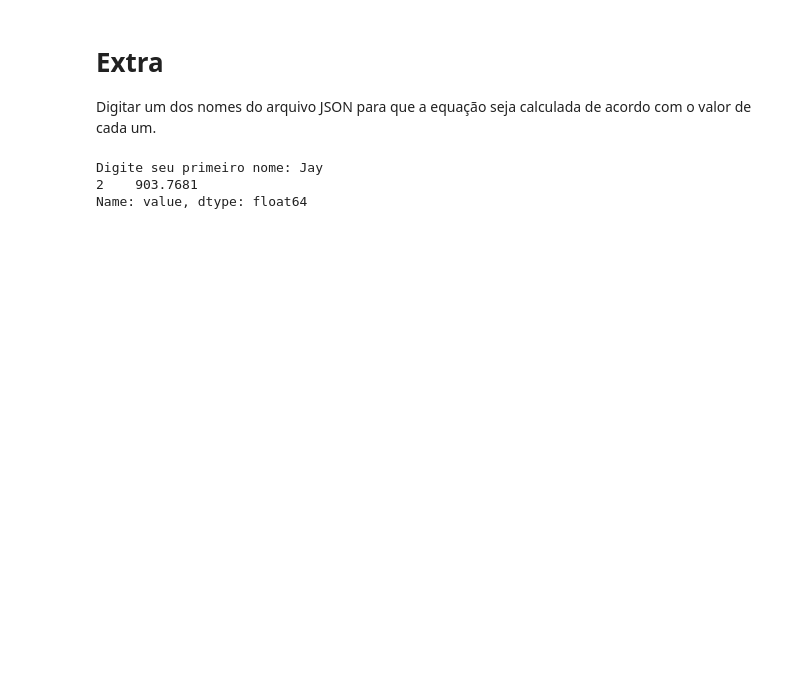
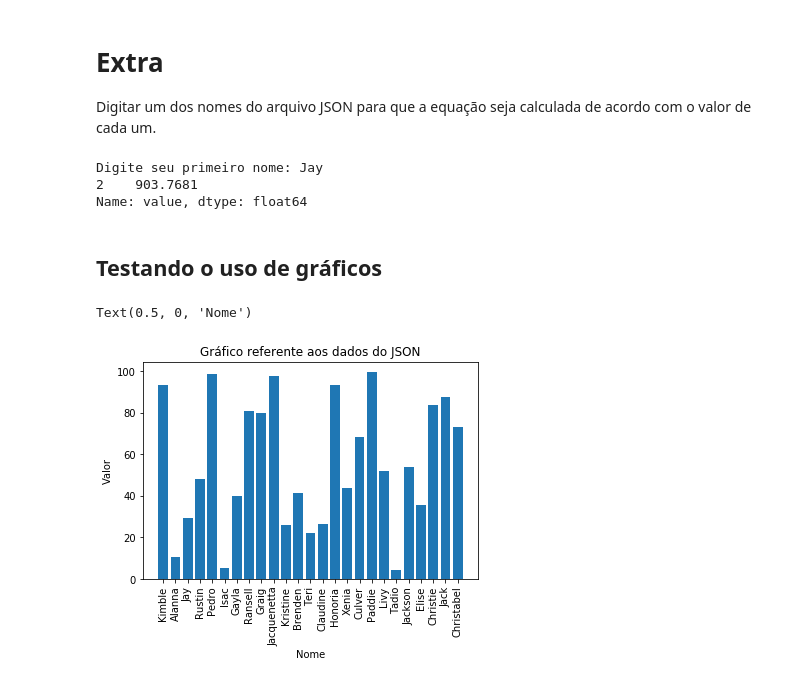
Before and after one commit to alexiagabrielly/python-watson-studio, a Jupyter notebook: desafio.ipynb, the cells around one changed output. Cells and saved outputs as stored; diff of their text form; code cells hidden in the pictures; blank space fills up the shorter version.

```diff
--- a/desafio.ipynb
+++ b/desafio.ipynb
@@ -233,3 +245,17 @@ print(result)
 Digite seu primeiro nome: Jay
 2    903.7681
 Name: value, dtype: float64
+# %% [markdown]
+## Testando o uso de gráficos
+# %%
+from matplotlib import pyplot as plt
+plt.xticks(rotation=90)
+x = df_data_2['name']
+y = df_data_2['value']
+plt.bar(x, y, align = 'center')
+plt.title('Gráfico referente aos dados do JSON')
+plt.ylabel('Valor')
+plt.xlabel('Nome')
+# %% [output]
+Text(0.5, 0, 'Nome')
+[figure, added]
```
Also changed, not shown: parts of 1 cell of this notebook.
